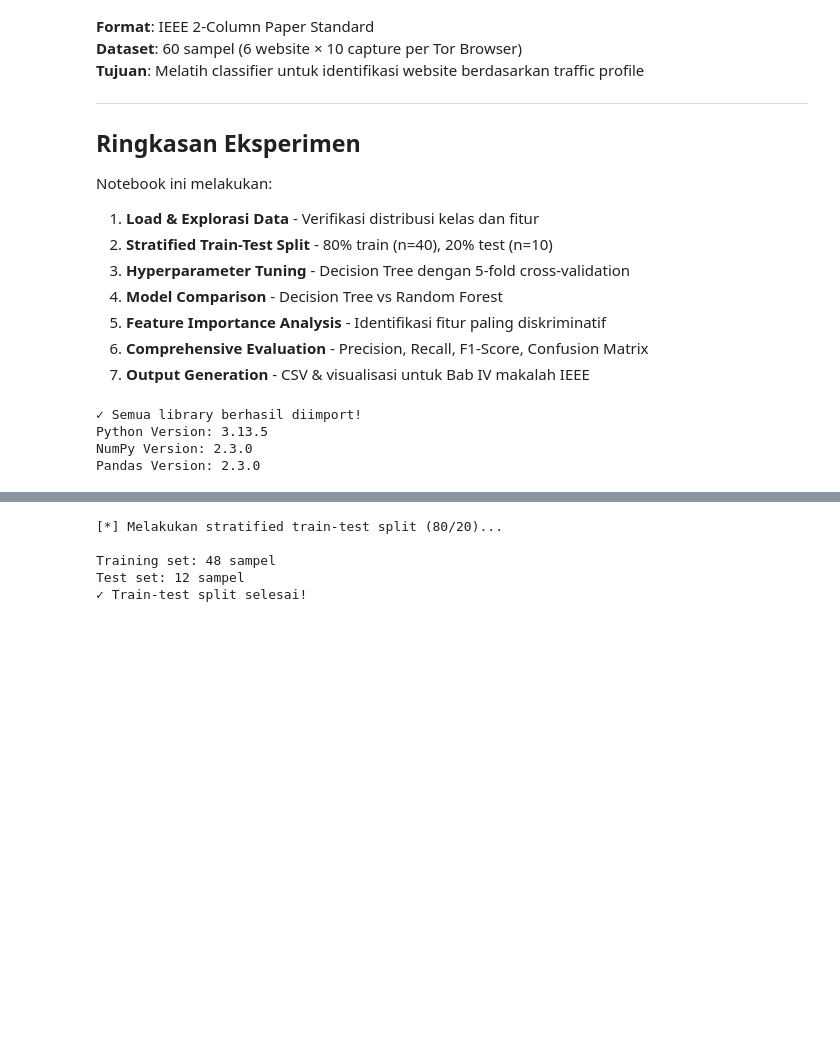
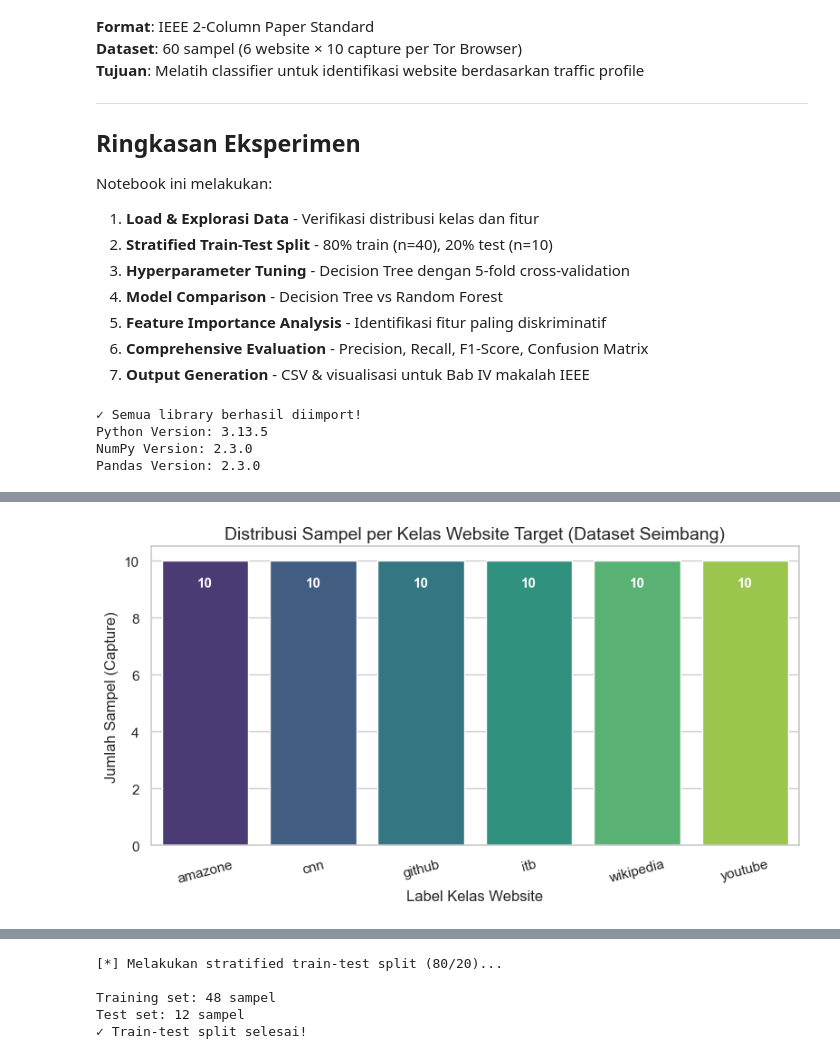
Before and after one commit to NakeishaValya/tor-wf-analyzer, a Jupyter notebook: train_model.ipynb, the cells around one changed output, grey strips where cells are left out. Drawn from its saved outputs; the diff is of its cells as text; code cells hidden in the pictures; blank space fills up the shorter version.

Commit message:
feat: add visualization for eda

```diff
--- a/train_model.ipynb
+++ b/train_model.ipynb
@@ -81,11 +83,17 @@ print("\n✓ Folder proyek steril dan siap menjalankan eksperimen baru!")
 ✓ Folder proyek steril dan siap menjalankan eksperimen baru!
 # %%
 # =====================================================================
-# 3. LOAD, EXPLORASI DATA, & STRATIFIED PARTITION GENERATION
+# 3. LOAD, EXPLORASI DATA, & GRAPHICAL VISUALIZATION (OUTPUT ONLY)
 # =====================================================================
 import os
 import pandas as pd
+import matplotlib.pyplot as plt
+import seaborn as sns
 from sklearn.model_selection import train_test_split
+
+# Mengatur style visualisasi agar rapi dan sesuai standar akademik
+sns.set_theme(style="whitegrid")
+plt.rcParams.update({'font.size': 11, 'axes.labelsize': 12, 'axes.titlesize': 14})
 
 print("[*] Memuat dataset dari features.csv...\n")
 
@@ -94,14 +102,12 @@ csv_path = r"C:\Drive Kuliah\Repo Github\tor-wf-analyzer\features.csv"
 df = pd.read_csv(csv_path)
 
 # --- PENANGANAN FITUR KONTRIBUSI BEBAS MULTIKOLINEARITAS ---
-# Mengamankan fitur eksperimen murni apabila belum dihitung di ekstraktor
 if 'incoming_ratio' not in df.columns or 'avg_packet_size' not in df.columns:
-    # Menggunakan total bita murni dari penjumlahan langsung (+1 untuk menghindari ZeroDivisionError)
     pure_total_bytes = df['total_incoming_bytes'] + df['total_outgoing_bytes'] + 1
     df['incoming_ratio'] = df['total_incoming_bytes'] / pure_total_bytes
     df['avg_packet_size'] = pure_total_bytes / (df['total_packets'] + 1)
 
-# Memastikan X hanya memuat 5 Fitur Eksperimen Utama (Bebas dari kolom total_bytes redundan)
+# Memastikan X hanya memuat 5 Fitur Eksperimen Utama
 feature_cols = ['total_incoming_bytes', 'total_outgoing_bytes', 'total_packets', 'incoming_ratio', 'avg_packet_size']
 X = df[feature_cols]
 y = df['class_label']
@@ -110,51 +116,71 @@ print("=" * 80)
 print("A. DATASET GLOBAL INFORMATION")
 print("=" * 80)
 print(f"Shape data mentah: {df.shape} (rows, columns)")
-print(f"\nFirst 5 rows (dengan fitur baru):\n{df[['class_label'] + feature_cols].head()}")
 
-print(f"\nClass Distribution:")
-class_dist = df['class_label'].value_counts().sort_index()
-print(class_dist)
+# ---------------------------------------------------------------------
+# VISUALISASI 1: GRAFIK DISTRIBUSI KELAS (BAR CHART) - FIX FUTUREWARNING
+# ---------------------------------------------------------------------
+plt.figure(figsize=(8, 4.5))
+# Menambahkan hue='class_label' dan legend=False untuk mematuhi sintaks Seaborn terbaru
+ax = sns.countplot(x='class_label', hue='class_label', data=df, palette='viridis', order=sorted(df['class_label'].unique()), legend=False)
+plt.title('Distribusi Sampel per Kelas Website Target (Dataset Seimbang)')
+plt.xlabel('Label Kelas Website')
+plt.ylabel('Jumlah Sampel (Capture)')
+plt.xticks(rotation=15)
+for p in ax.patches:
+    ax.annotate(f'{int(p.get_height())}', (p.get_x() + p.get_width() / 2., p.get_height() - 1),
+                ha='center', va='center', color='white', fontweight='bold', xytext=(0, 5), textcoords='offset points')
+plt.tight_layout()
+plt.show()
 
-# Validasi dataset seimbang (Setiap kelas website wajib memiliki tepat 10 sampel data)
-is_balanced = (class_dist == 10).all() and len(class_dist) == 6
-print(f"→ Balanced Dataset Status: {is_balanced} (6 Kelas Website Target Terverifikasi)")
+# ---------------------------------------------------------------------
+# VISUALISASI 2: GRAFIK SEABORN BOXPLOT (DISTRIBUSI FITUR) - FIX FUTUREWARNING
+# ---------------------------------------------------------------------
+fig, axes = plt.subplots(1, 2, figsize=(14, 5))
+
+# Plot Kiri: Log-Scale Total Incoming Bytes
+sns.boxplot(ax=axes[0], x='class_label', y='total_incoming_bytes', hue='class_label', data=df, palette='Set2', legend=False)
+axes[0].set_yscale('log')
+axes[0].set_title('Karakteristik Volume Data Masuk (Skala Log)')
+axes[0].set_xlabel('Website')
+axes[0].set_ylabel('Total Incoming Bytes (Log Scale)')
+axes[0].tick_params(axis='x', rotation=15)
+
+# Plot Kanan: Distribusi Fitur Rancangan 'incoming_ratio'
+sns.boxplot(ax=axes[1], x='class_label', y='incoming_ratio', hue='class_label', data=df, palette='Set2', legend=False)
+axes[1].set_title('Karakteristik Rasio Arah Spasial (Fitur Kontribusi)')
+axes[1].set_xlabel('Website')
+axes[1].set_ylabel('Incoming Ratio (0.0 - 1.0)')
+axes[1].tick_params(axis='x', rotation=15)
+
+plt.suptitle('Analisis Eksplorasi Karakteristik Metadata Trafik Lintas Kelas Website', fontsize=14, fontweight='bold')
+plt.tight_layout()
+plt.show()
 
 # =====================================================================
-# STRATIFIED DATA SPLIT (PROSES DARI FILE EXAMPLE_USAGE YANG DIHAPUS)
+# STRATIFIED DATA SPLIT & EXPORT
 # =====================================================================
-# Melakukan partisi data terstruktur menggunakan Stratified Split (80% Train, 20% Test)
-X_train, X_test, y_train, y_test = train_test_split(
-    X, y, test_size=0.2, random_state=42, stratify=y
-)
+X_train, X_test, y_train, y_test = train_test_split(X, y, test_size=0.2, random_state=42, stratify=y)
 
-# Rekonstruksi dataframe partisi data latih dan data uji
 train_df = pd.DataFrame(X_train)
 train_df['class_label'] = y_train
 test_df = pd.DataFrame(X_test)
 test_df['class_label'] = y_test
 
-# Ekspor otomatis hasil partisi ke file CSV terpisah di folder proyek
 train_df.to_csv("./train_features.csv", index=False)
 test_df.to_csv("./test_features.csv", index=False)
 
 print("\n" + "=" * 80)
-print("B. PROSES GENERASI FILE PARTISI DATA (SUKSES)")
+print("B. PROSES GENERASI DATA PARTISI (SUKSES)")
 print("=" * 80)
-print(f"✓ File 'train_features.csv' berhasil diekspor (n={len(train_df)} sampel)")
-print(f"✓ File 'test_features.csv' berhasil diekspor (n={len(test_df)} sampel)")
-
-print(f"\nClass distribution in Training Partition:")
-print(y_train.value_counts().sort_index())
+print(f"✓ Berkas Partisi Diekspor: 'train_features.csv' (n={len(train_df)}) dan 'test_features.csv' (n={len(test_df)})")
 
 # =====================================================================
-# STATISTICAL ANALYSIS PER KELAS WEBSITE (PROSES DARI FILE EXAMPLE_USAGE)
+# STATISTICAL ANALYSIS PER KELAS WEBSITE
 # =====================================================================
 print("\n" + "=" * 80)
 print("C. STATISTICAL PROFILING BY CLASS LABEL (DESKRIPTIF BAB IV)")
 print("=" * 80)
-
-# Grouping dataset berdasarkan label kelas untuk keperluan analisis statistik deskriptif Bab IV
 grouped_stats = df.groupby('class_label').agg({
     'total_incoming_bytes': ['mean', 'max'],
     'total_outgoing_bytes': ['mean', 'max'],
@@ -162,10 +188,7 @@ grouped_stats = df.groupby('class_label').agg({
     'avg_packet_size': ['mean']
 })
 print(grouped_stats)
-
-# Menyimpan data profil statistik secara terpisah
 grouped_stats.to_csv("./class_statistics.csv")
-print("\n✓ Berkas analisis deskriptif disimpan ke: class_statistics.csv")
 print("=" * 80)
 # %% [output]
 [*] Memuat dataset dari features.csv...
@@ -187,0 +200 @@ youtube           0.605777      776.190403
+[figure, added]
```
Also changed, not shown: parts of 3 cells of this notebook.
